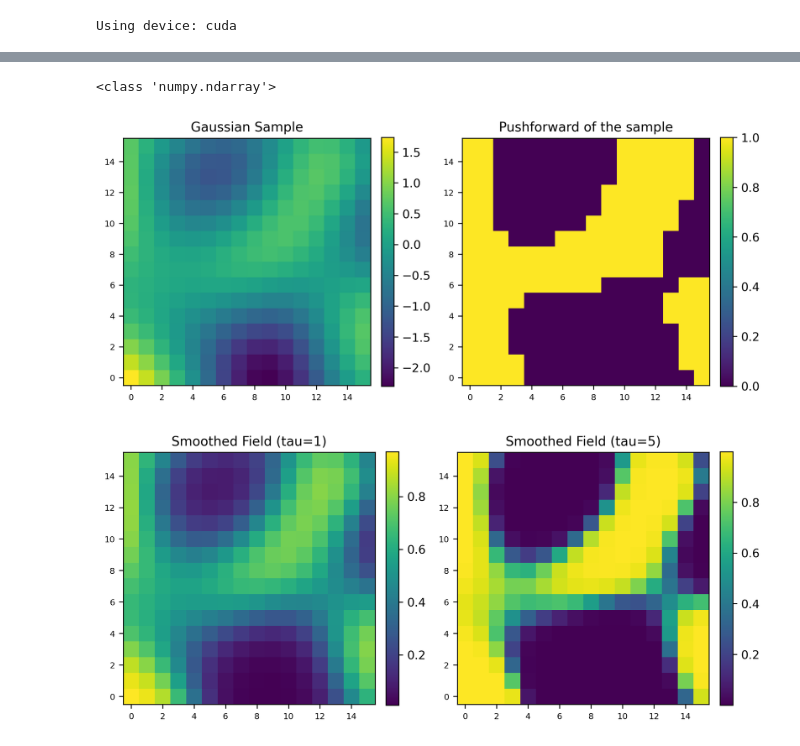
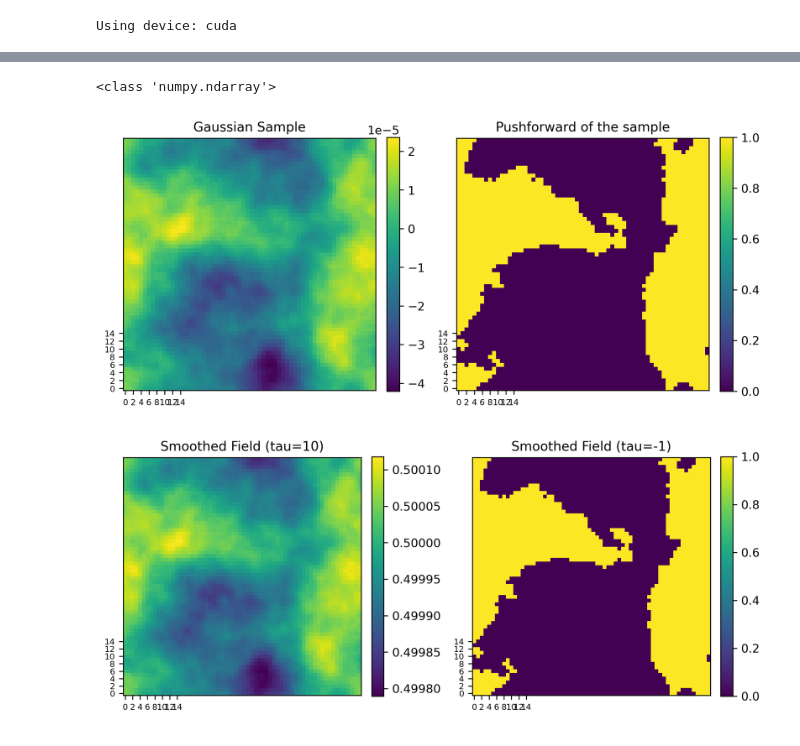
Before and after one commit to gzein/fno-bayesian-inverse-problems, a Jupyter notebook: FNO_clean.ipynb, the cells around one changed output, grey strips where cells are left out. Drawn from its saved outputs; the diff is of its cells as text; code cells hidden in the pictures.

Commit message:
Code up GP sample in line with inverse laplacian

```diff
--- a/FNO_clean.ipynb
+++ b/FNO_clean.ipynb
@@ -96,8 +114,8 @@ print(len(dataset.test_dbs[32]))
 # %%
 # visualise two examples of the field a(x)
 
-tf1 = dataset.test_dbs[16].x[0, 0].unsqueeze(0).unsqueeze(0)
-tf2 = dataset.test_dbs[16].x[1, 0].unsqueeze(0).unsqueeze(0)
+tf1 = dataset.test_dbs[data_train_resolution].x[0, 0].unsqueeze(0).unsqueeze(0)
+tf2 = dataset.test_dbs[data_test_resolutions[0]].x[1, 0].unsqueeze(0).unsqueeze(0)
 
 fig, axs = plt.subplots(1, 2, figsize=(8, 4), dpi=300)
 
@@ -207,7 +221,8 @@ Eval:
 # %%
 # === MCMC HYPERPARAMETERS ===
-MCMC_delta = 0.00025  # can experiment later with adaptive delta, as in it gets smaller as the number of iterations increases.
-MCMC_n_iterations = 10_000  # Most likely need it on the order of 100,000 to get good results, but we can test the code with fewer iterations first.
+MCMC_delta = 0.01  # can experiment later with adaptive delta, as in it gets smaller as the number of iterations increases.
+MCMC_n_iterations = 100_000  # Most likely need it on the order of 100,000 to get good results, but we can test the code with fewer iterations first.
+MCMC_tau = -1  # Smoothing parameter for the smooth threshold function. Higher values make it closer to a hard threshold, while lower values make it smoother. We can experiment with different values to see how it affects the results.
 # %%
 # MCMC helper functions
 
@@ -261,5 +287,2 @@ def smooth_threshold(x, tau=10):
 
     return 0.5 * np.tanh(tau * x) + 0.5
-# %%
-def T_push(x):
-    return (x >= 0).astype(float)
@@ -266,8 +369,8 @@ def T_push(x):
 # %%
 # visualise two examples of the field a(x)
 
-tf1 = sample_GP(dimension=16)
-tf2 = T_push(tf1)
+tf1 = sample_GP_operator()
+tf2 = T_push(tf1, tau=MCMC_tau)
 
 print(type(tf1))
 fig, axs = plt.subplots(1, 2, figsize=(8, 4), dpi=300)
@@ -286,26 +389,26 @@ plt.savefig('coefficient_fields.png', bbox_inches='tight', dpi=300)
 plt.show()
 # %% [output]
 <class 'numpy.ndarray'>
-[figure, old version]
+[figure, new version]
 # %%
-smooth1 = smooth_threshold(tf1, tau=1)
-smooth2 = smooth_threshold(tf1, tau=5)
+smooth1 = T_push(tf1, tau=10)
+smooth2 = T_push(tf1, tau=-1)
 
 fig, axs = plt.subplots(1, 2, figsize=(8, 4), dpi=300)
 
-for ax, smooth, label in zip(axs, [smooth1, smooth2], ["Smoothed Field (tau=1)", "Smoothed Field (tau=5)"]):
+for ax, smooth, label in zip(axs, [smooth1, smooth2], ["Smoothed Field (tau=10)", "Smoothed Field (tau=-1)"]):
     im = ax.imshow(smooth, cmap='viridis', interpolation='nearest', origin='lower')
     ax.set_title(label, fontsize=11, loc='center', pad=6)
     ax.set_xticks(range(0,16, 2))
     ax.set_yticks(range(0,16, 2))
     ax.tick_params(labelsize=7)
     plt.colorbar(im, ax=ax, fraction=0.046, pad=0.04)
 
 # fig.suptitle('Coefficient field $a(x)$', fontsize=12, y=1.02)
 plt.tight_layout()
 plt.savefig('tau_smooth_coefficient_fields.png', bbox_inches='tight', dpi=300)
 plt.show()
 # %% [output]
-[figure, old version]
+[figure, new version]
 # %%
 # Get true field from test set
```
Also changed, not shown: parts of 22 cells of this notebook, 5 other files.
